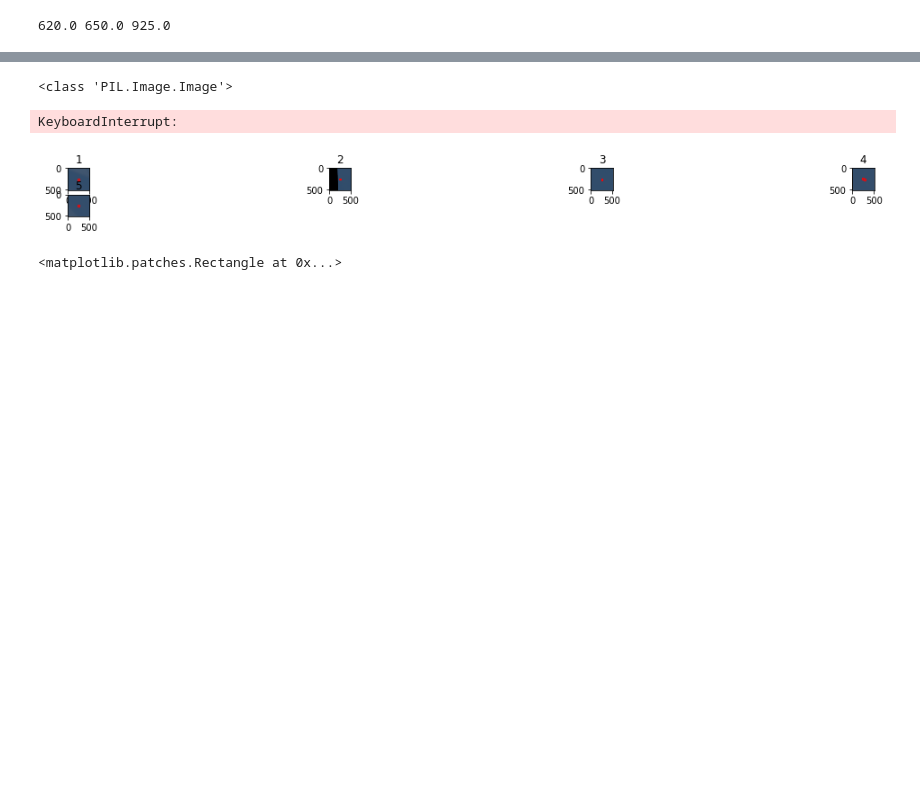
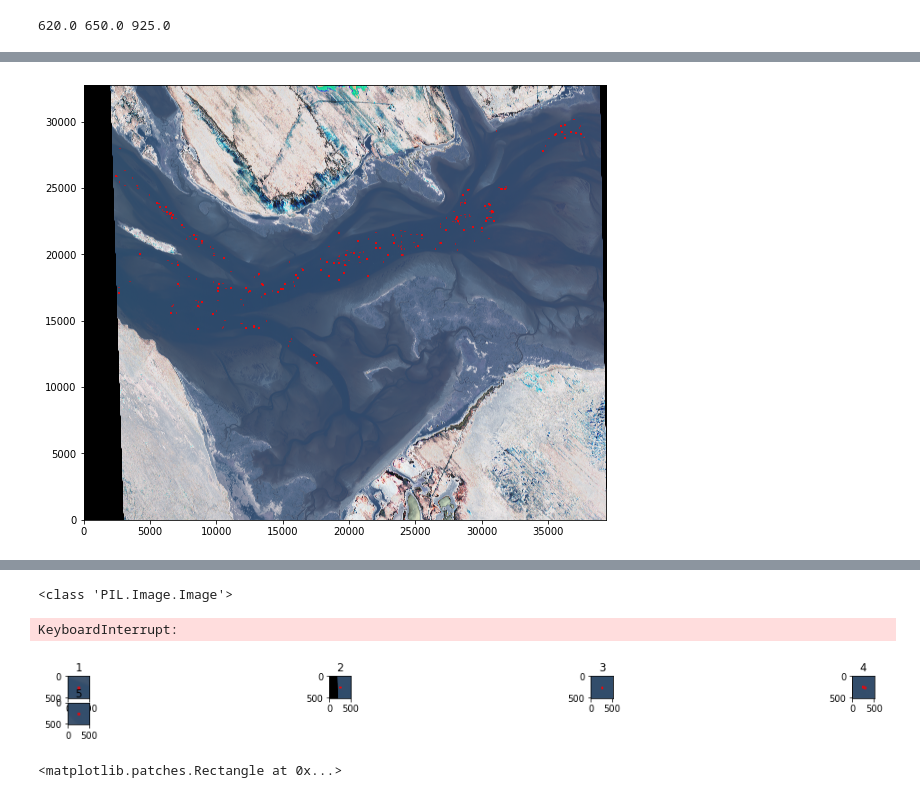
Before and after one commit to KMacfarlaneGreen/mres_whales, a Jupyter notebook: notebooks/exploratory/Normalization0.1.ipynb, the cells around one changed output, grey strips where cells are left out. Drawn from its saved outputs; the diff is of its cells as text; code cells hidden in the pictures; blank space fills up the shorter version.

```diff
--- a/notebooks/exploratory/Normalization0.1.ipynb
+++ b/notebooks/exploratory/Normalization0.1.ipynb
@@ -133,0 +69,4 @@ plt.show()
+# %%
+plot_rgb_boxes(liebre1_image_path, liebre1_box_path, uint8_perc_norm)
+# %% [output]
+[figure, added]
```
Also changed, not shown: parts of 40 cells of this notebook, 4 other files.
